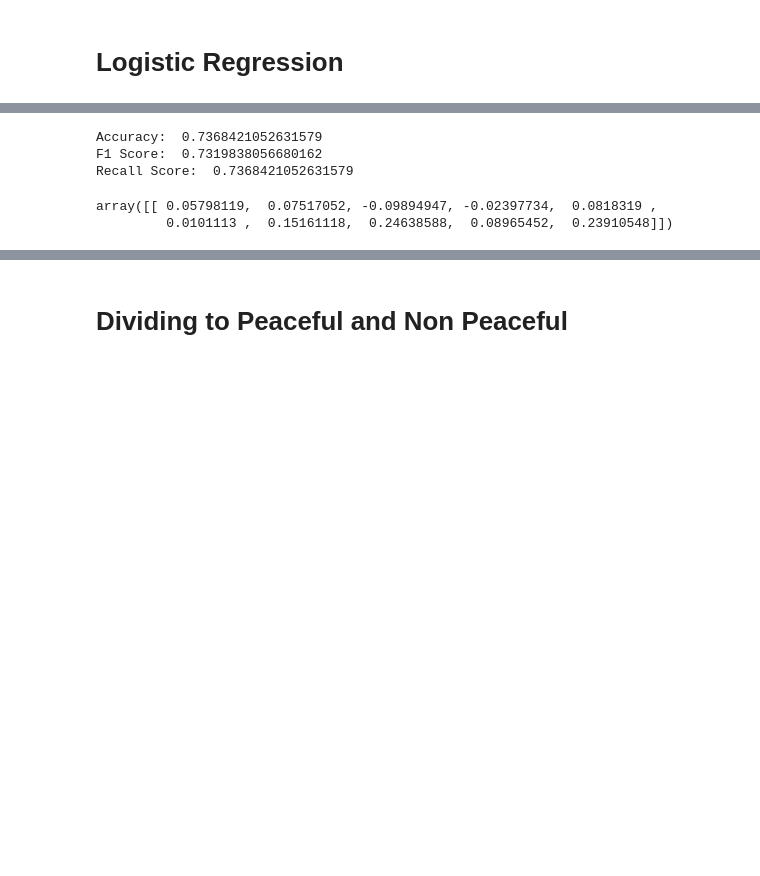
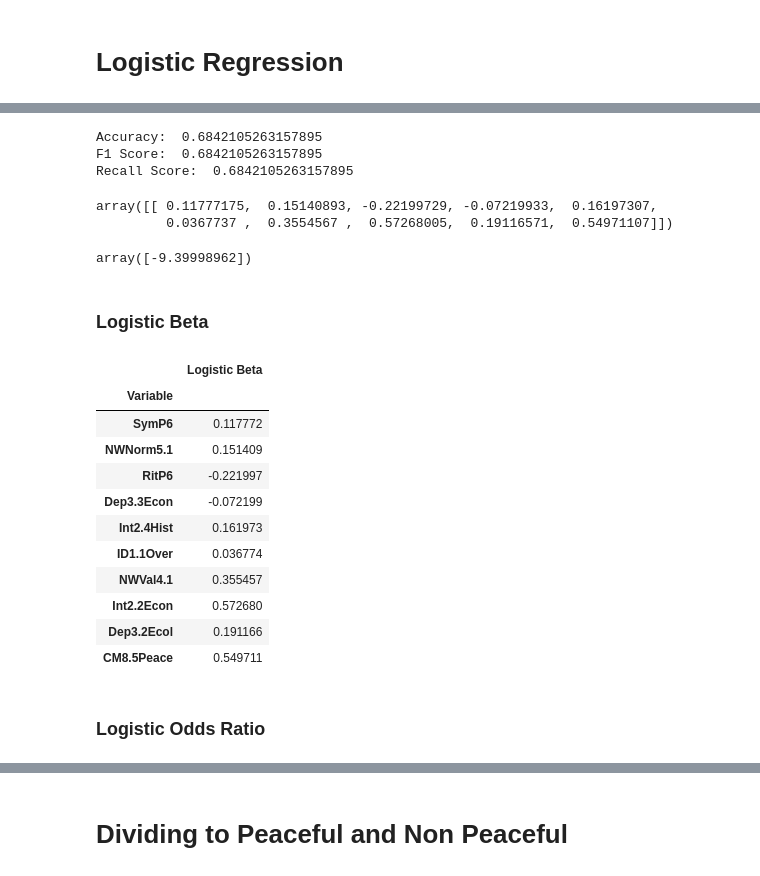
Before and after one commit to knarfamlap/Peace_System, a Jupyter notebook: non_war_related_vars.ipynb, the cells around one changed output, grey strips where cells are left out. Cells and saved outputs as stored; diff of their text form; code cells hidden in the pictures; blank space fills up the shorter version.

```diff
--- a/non_war_related_vars.ipynb
+++ b/non_war_related_vars.ipynb
@@ -102,7 +106,7 @@ array([0.04988861, 0.15395782, 0.06775046, 0.09114194, 0.15067707,
 # %% [markdown]
 # Logistic Regression
 # %%
-logreg = LogisticRegression(random_state=42, solver='lbfgs', multi_class='multinomial')
+logreg = LogisticRegression(random_state=42, C=1e9)
 # %%
 logreg.fit(X_train, y_train)
 # %% [output]
@@ -118,11 +122,37 @@ print('Accuracy: ', accuracy_score(y_test, logreg_pred))
 print('F1 Score: ', f1_score(y_test, logreg_pred, average='weighted'))
 print('Recall Score: ', recall_score(y_test, logreg_pred, average='weighted'))
 # %% [output]
-Accuracy:  0.7368421052631579
-F1 Score:  0.7319838056680162
-Recall Score:  0.7368421052631579
+Accuracy:  0.6842105263157895
+F1 Score:  0.6842105263157895
+Recall Score:  0.6842105263157895
 # %%
 logreg.coef_
 # %% [output]
-array([[ 0.05798119,  0.07517052, -0.09894947, -0.02397734,  0.0818319 ,
-         0.0101113 ,  0.15161118,  0.24638588,  0.08965452,  0.23910548]])
+array([[ 0.11777175,  0.15140893, -0.22199729, -0.07219933,  0.16197307,
+         0.0367737 ,  0.3554567 ,  0.57268005,  0.19116571,  0.54971107]])
+# %%
+logreg.intercept_
+# %% [output]
+array([-9.39998962])
+# %% [markdown]
+### Logistic Beta
+# %%
+logistic_beta = pd.DataFrame({'Variable' : X.columns, 'Logistic Beta' : logreg.coef_[0]})
+logistic_beta = logistic_beta.set_index('Variable')
+# %%
+logistic_beta
+# %% [output]
+|  | Logistic Beta |
+| Variable |  |
+| SymP6 | 0.117772 |
+| NWNorm5.1 | 0.151409 |
+| RitP6 | -0.221997 |
+| Dep3.3Econ | -0.072199 |
+| Int2.4Hist | 0.161973 |
+| ID1.1Over | 0.036774 |
+| NWVal4.1 | 0.355457 |
+| Int2.2Econ | 0.572680 |
+| Dep3.2Ecol | 0.191166 |
+| CM8.5Peace | 0.549711 |
+# %% [markdown]
+### Logistic Odds Ratio
```
Also changed, not shown: parts of 8 cells of this notebook, 1 other file.
